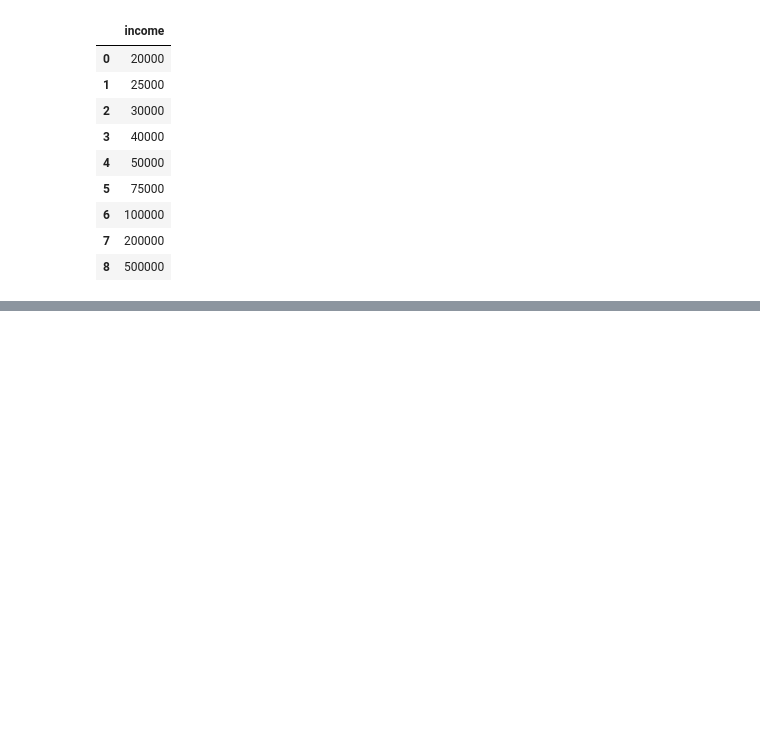
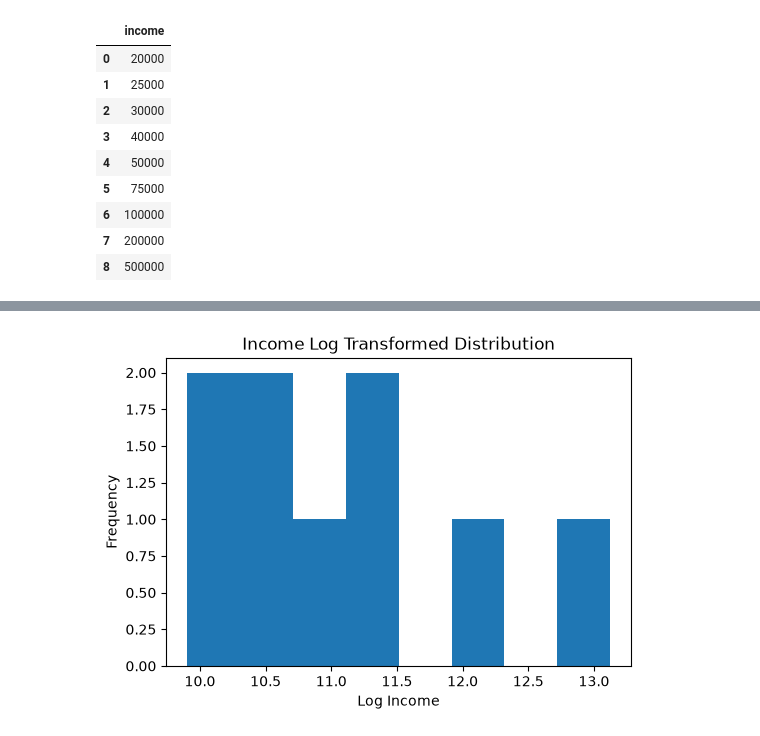
Before and after one commit to hemant237/Fastapi-project, a Jupyter notebook: practice/Feature Engineering.ipynb/CompressingFeatures.ipynb, the cells around one changed output, grey strips where cells are left out. Cells and saved outputs as stored; diff of their text form; code cells hidden in the pictures; blank space fills up the shorter version.

```diff
--- a/practice/Feature Engineering.ipynb/CompressingFeatures.ipynb
+++ b/practice/Feature Engineering.ipynb/CompressingFeatures.ipynb
@@ -38,0 +59,12 @@ niggger
+# %%
+plt.figure(figsize=(6,4))
+
+plt.hist(df["log_income"],bins=8)
+
+plt.xlabel("Log Income")
+plt.ylabel("Frequency")
+plt.title("Income Log Transformed Distribution")
+
+plt.show()
+# %% [output]
+[figure, added]
```
Also changed, not shown: parts of 3 cells of this notebook, 9 other files.
